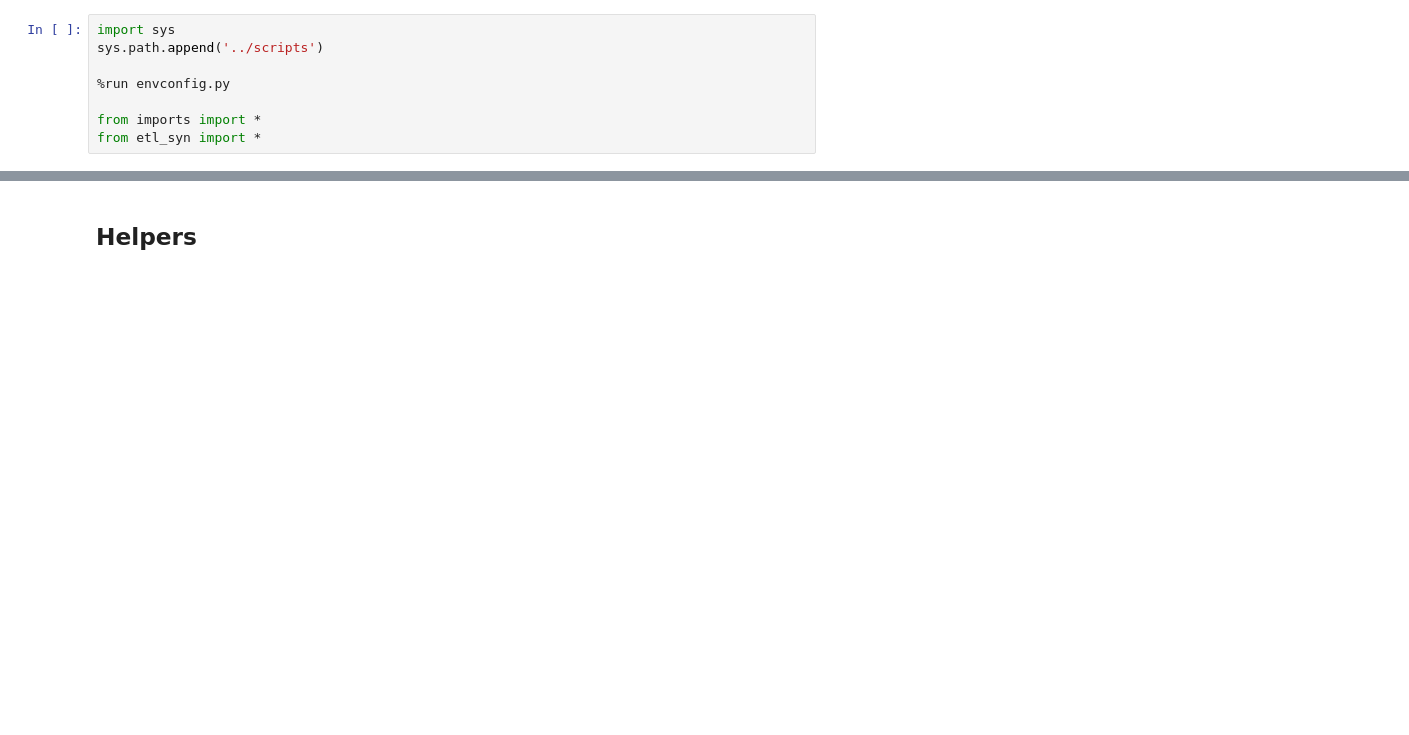
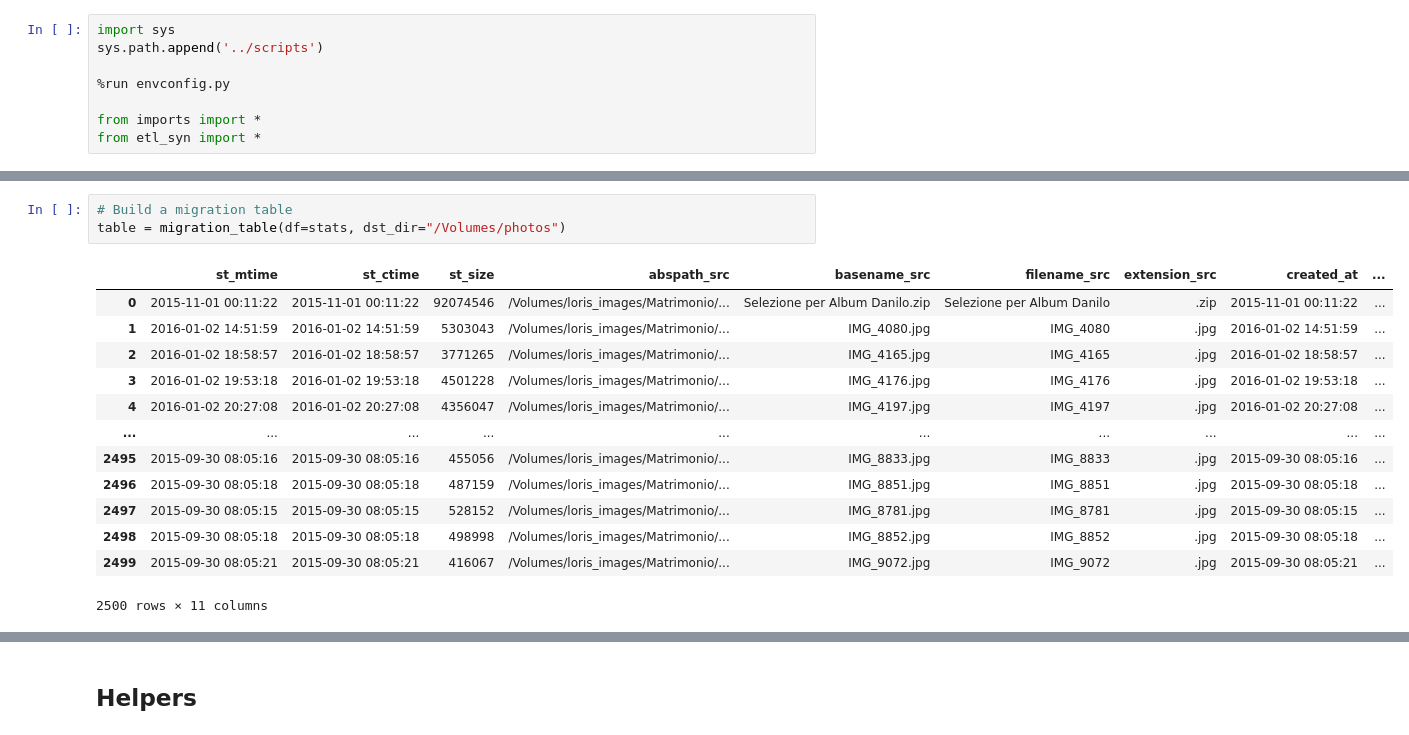
Before and after one commit to LorisMarini/synology, a Jupyter notebook: notebooks/development-etl-v2.ipynb, the cells around one changed output, grey strips where cells are left out. Drawn from its saved outputs; the diff is of its cells as text; blank space fills up the shorter version.

```diff
--- a/notebooks/development-etl-v2.ipynb
+++ b/notebooks/development-etl-v2.ipynb
@@ -8,0 +19,17 @@ from etl_syn import *
+# %%
+# Build a migration table
+table = migration_table(df=stats, dst_dir="/Volumes/photos")
+# %% [output]
+|  | st_mtime | st_ctime | st_size | abspath_src | basename_src | filename_src | extension_src | created_at | ... |
+| 0 | 2015-11-01 00:11:22 | 2015-11-01 00:11:22 | 92074546 | /Volumes/loris_images/Matrimonio/... | Selezione per Album Danilo.zip | Selezione per Album Danilo | .zip | 2015-11-01 00:11:22 | ... |
+| 1 | 2016-01-02 14:51:59 | 2016-01-02 14:51:59 | 5303043 | /Volumes/loris_images/Matrimonio/... | IMG_4080.jpg | IMG_4080 | .jpg | 2016-01-02 14:51:59 | ... |
+| 2 | 2016-01-02 18:58:57 | 2016-01-02 18:58:57 | 3771265 | /Volumes/loris_images/Matrimonio/... | IMG_4165.jpg | IMG_4165 | .jpg | 2016-01-02 18:58:57 | ... |
+| 3 | 2016-01-02 19:53:18 | 2016-01-02 19:53:18 | 4501228 | /Volumes/loris_images/Matrimonio/... | IMG_4176.jpg | IMG_4176 | .jpg | 2016-01-02 19:53:18 | ... |
+| 4 | 2016-01-02 20:27:08 | 2016-01-02 20:27:08 | 4356047 | /Volumes/loris_images/Matrimonio/... | IMG_4197.jpg | IMG_4197 | .jpg | 2016-01-02 20:27:08 | ... |
+| ... | ... | ... | ... | ... | ... | ... | ... | ... | ... |
+| 2495 | 2015-09-30 08:05:16 | 2015-09-30 08:05:16 | 455056 | /Volumes/loris_images/Matrimonio/... | IMG_8833.jpg | IMG_8833 | .jpg | 2015-09-30 08:05:16 | ... |
+| 2496 | 2015-09-30 08:05:18 | 2015-09-30 08:05:18 | 487159 | /Volumes/loris_images/Matrimonio/... | IMG_8851.jpg | IMG_8851 | .jpg | 2015-09-30 08:05:18 | ... |
+| 2497 | 2015-09-30 08:05:15 | 2015-09-30 08:05:15 | 528152 | /Volumes/loris_images/Matrimonio/... | IMG_8781.jpg | IMG_8781 | .jpg | 2015-09-30 08:05:15 | ... |
+| 2498 | 2015-09-30 08:05:18 | 2015-09-30 08:05:18 | 498998 | /Volumes/loris_images/Matrimonio/... | IMG_8852.jpg | IMG_8852 | .jpg | 2015-09-30 08:05:18 | ... |
+| 2499 | 2015-09-30 08:05:21 | 2015-09-30 08:05:21 | 416067 | /Volumes/loris_images/Matrimonio/... | IMG_9072.jpg | IMG_9072 | .jpg | 2015-09-30 08:05:21 | ... |
+2500 rows × 11 columns
```
Also changed, not shown: parts of 7 cells of this notebook, 3 other files.
